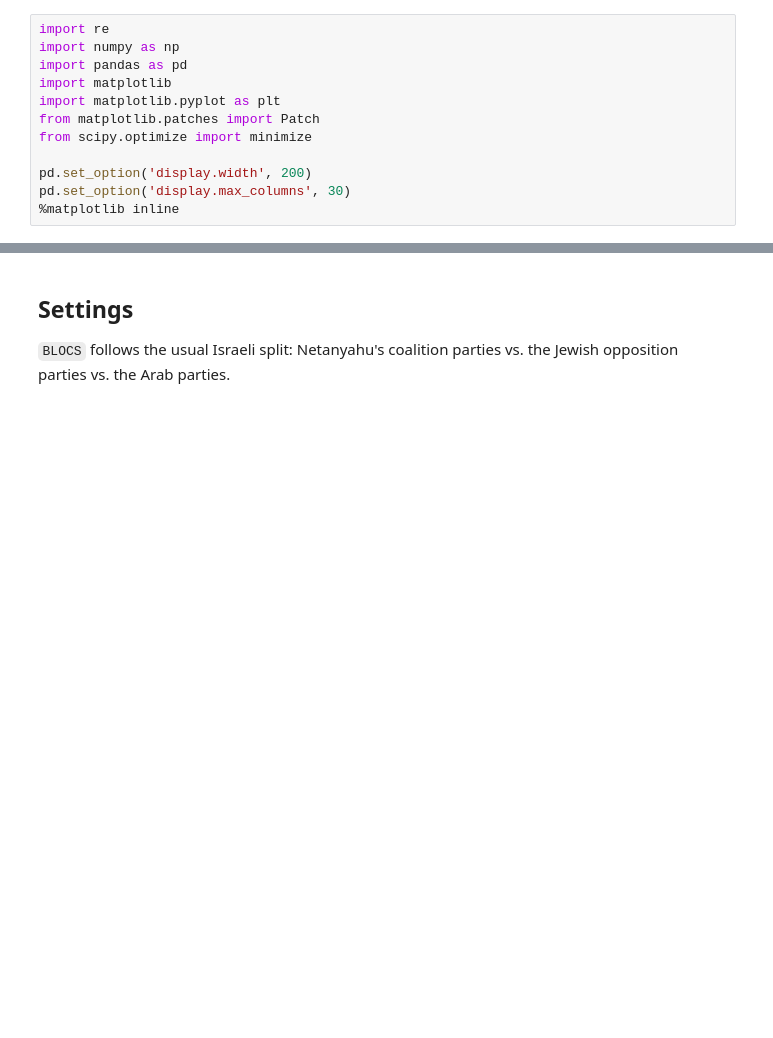
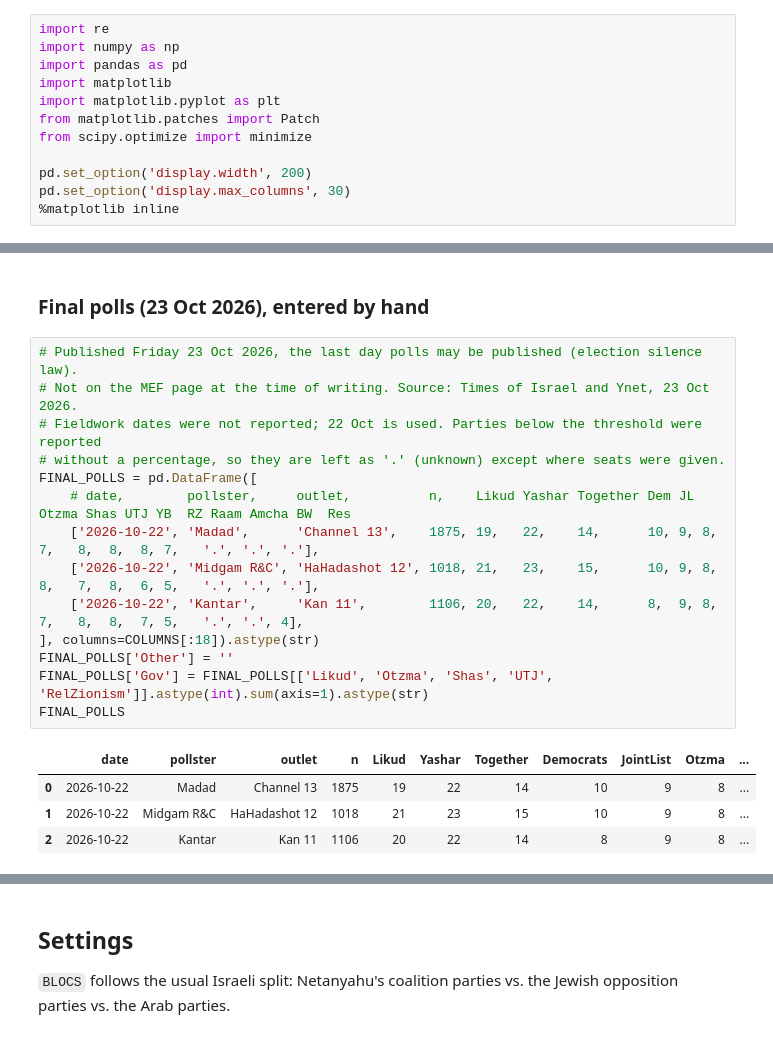
Before and after one commit to orineo1/predict_elections_2026, a Jupyter notebook: predict_elections_2026.ipynb, the cells around one changed output, grey strips where cells are left out. Drawn from its saved outputs; the diff is of its cells as text; blank space fills up the shorter version.

```diff
--- a/predict_elections_2026.ipynb
+++ b/predict_elections_2026.ipynb
@@ -26,0 +98,21 @@ pd.set_option('display.max_columns', 30)
+# %% [markdown]
+### Final polls (23 Oct 2026), entered by hand
+# %%
+# Published Friday 23 Oct 2026, the last day polls may be published (election silence law).
+# Not on the MEF page at the time of writing. Source: Times of Israel and Ynet, 23 Oct 2026.
+# Fieldwork dates were not reported; 22 Oct is used. Parties below the threshold were reported
+# without a percentage, so they are left as '.' (unknown) except where seats were given.
+FINAL_POLLS = pd.DataFrame([
+    # date,        pollster,     outlet,          n,    Likud Yashar Together Dem JL Otzma Shas UTJ YB  RZ Raam Amcha BW  Res
+    ['2026-10-22', 'Madad',      'Channel 13',    1875, 19,   22,    14,      10, 9, 8,    7,   8,  8,  8, 7,   '.', '.', '.'],
+    ['2026-10-22', 'Midgam R&C', 'HaHadashot 12', 1018, 21,   23,    15,      10, 9, 8,    8,   7,  8,  6, 5,   '.', '.', '.'],
+    ['2026-10-22', 'Kantar',     'Kan 11',        1106, 20,   22,    14,      8,  9, 8,    7,   8,  8,  7, 5,   '.', '.', 4],
+], columns=COLUMNS[:18]).astype(str)
+FINAL_POLLS['Other'] = ''
+FINAL_POLLS['Gov'] = FINAL_POLLS[['Likud', 'Otzma', 'Shas', 'UTJ', 'RelZionism']].astype(int).sum(axis=1).astype(str)
+FINAL_POLLS
+# %% [output]
+|  | date | pollster | outlet | n | Likud | Yashar | Together | Democrats | JointList | Otzma | ... |
+| 0 | 2026-10-22 | Madad | Channel 13 | 1875 | 19 | 22 | 14 | 10 | 9 | 8 | ... |
+| 1 | 2026-10-22 | Midgam R&C | HaHadashot 12 | 1018 | 21 | 23 | 15 | 10 | 9 | 8 | ... |
+| 2 | 2026-10-22 | Kantar | Kan 11 | 1106 | 20 | 22 | 14 | 8 | 9 | 8 | ... |
```
Also changed, not shown: parts of 8 cells of this notebook, 4 other files.
